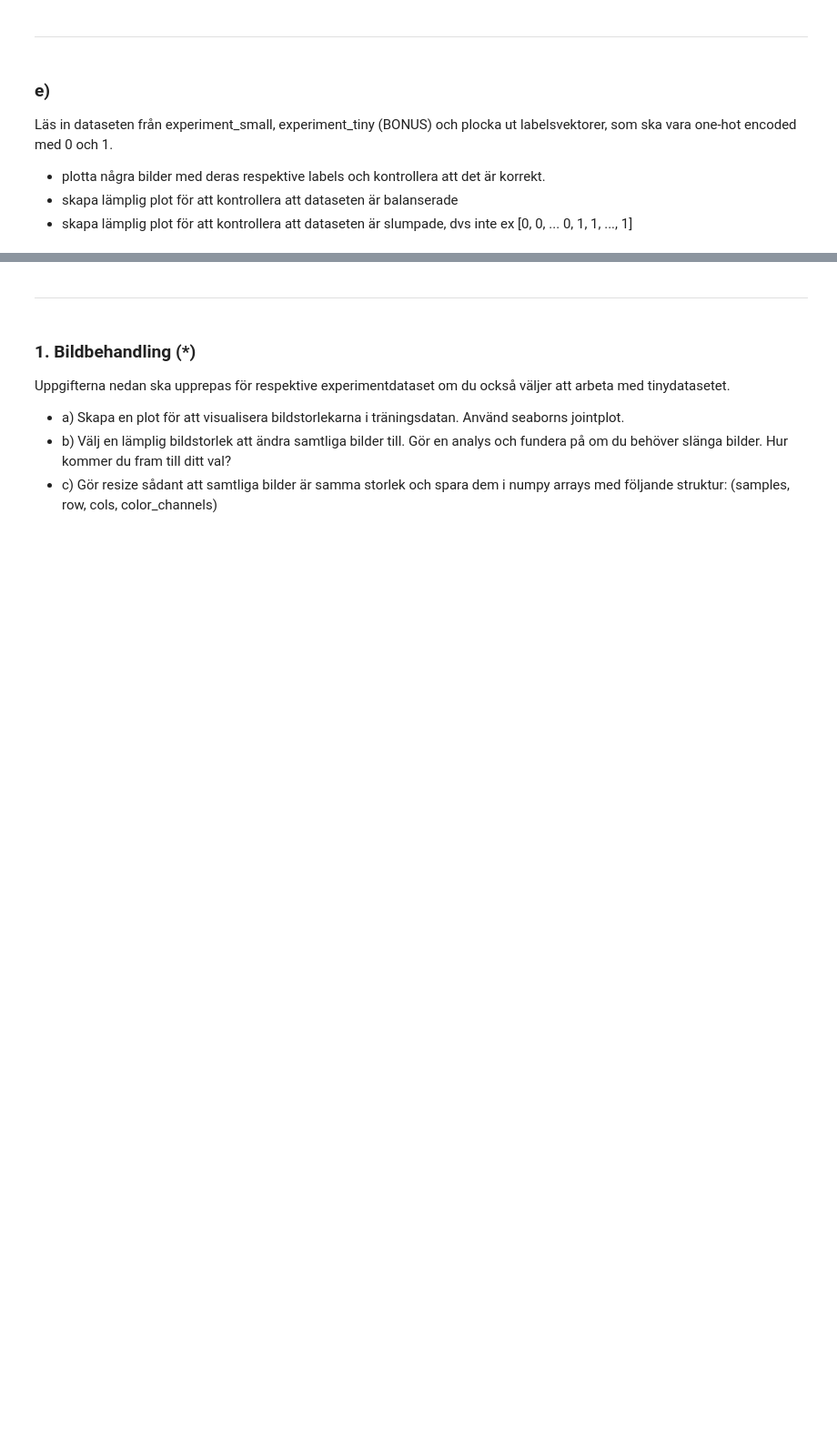
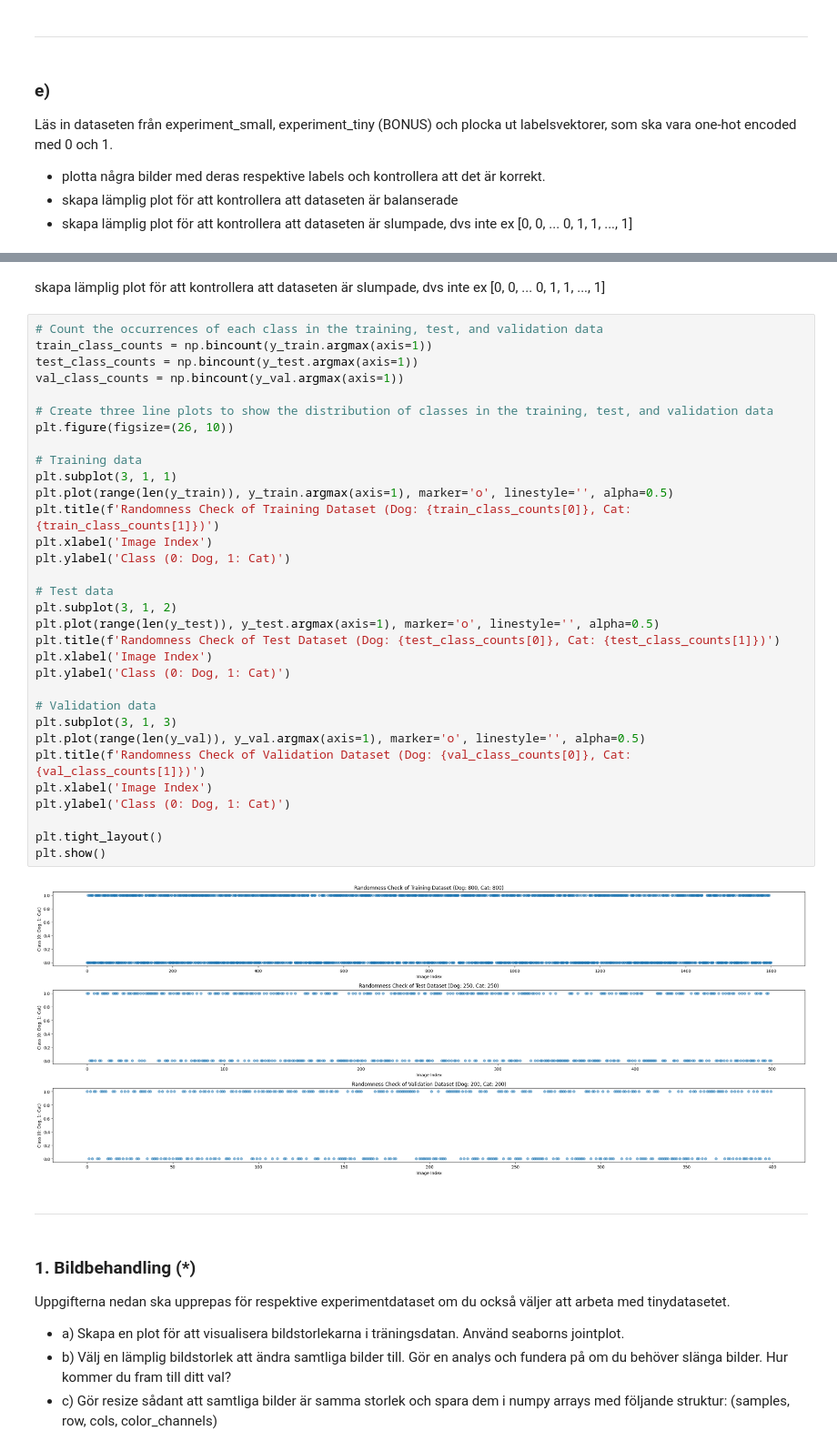
Before and after one commit to Utjiman/AI-Richard-Boden-OPA23, a Jupyter notebook: labs/Labb_2.ipynb, the cells around one changed output, grey strips where cells are left out. Shown at 91% size. Cells and saved outputs as stored; diff of their text form; blank space fills up the shorter version.

```diff
--- a/labs/Labb_2.ipynb
+++ b/labs/Labb_2.ipynb
@@ -80,3 +263,40 @@ ska vara one-hot encoded med 0 och 1.
+# %% [markdown]
+skapa lämplig plot för att kontrollera att dataseten är slumpade, dvs inte ex
+[0, 0, ... 0, 1, 1, ..., 1]
+# %%
+# Count the occurrences of each class in the training, test, and validation data
+train_class_counts = np.bincount(y_train.argmax(axis=1))
+test_class_counts = np.bincount(y_test.argmax(axis=1))
+val_class_counts = np.bincount(y_val.argmax(axis=1))
+
+# Create three line plots to show the distribution of classes in the training, test, and validation data
+plt.figure(figsize=(26, 10))
+
+# Training data
+plt.subplot(3, 1, 1)
+plt.plot(range(len(y_train)), y_train.argmax(axis=1), marker='o', linestyle='', alpha=0.5)
+plt.title(f'Randomness Check of Training Dataset (Dog: {train_class_counts[0]}, Cat: {train_class_counts[1]})')
+plt.xlabel('Image Index')
+plt.ylabel('Class (0: Dog, 1: Cat)')
+
+# Test data
+plt.subplot(3, 1, 2)
+plt.plot(range(len(y_test)), y_test.argmax(axis=1), marker='o', linestyle='', alpha=0.5)
+plt.title(f'Randomness Check of Test Dataset (Dog: {test_class_counts[0]}, Cat: {test_class_counts[1]})')
+plt.xlabel('Image Index')
+plt.ylabel('Class (0: Dog, 1: Cat)')
+
+# Validation data
+plt.subplot(3, 1, 3)
+plt.plot(range(len(y_val)), y_val.argmax(axis=1), marker='o', linestyle='', alpha=0.5)
+plt.title(f'Randomness Check of Validation Dataset (Dog: {val_class_counts[0]}, Cat: {val_class_counts[1]})')
+plt.xlabel('Image Index')
+plt.ylabel('Class (0: Dog, 1: Cat)')
+
+plt.tight_layout()
+plt.show()
+# %% [output]
+[figure, added]
 # %% [markdown]
 -----
 # %% [markdown]
```
Also changed, not shown: parts of 10 cells of this notebook.
